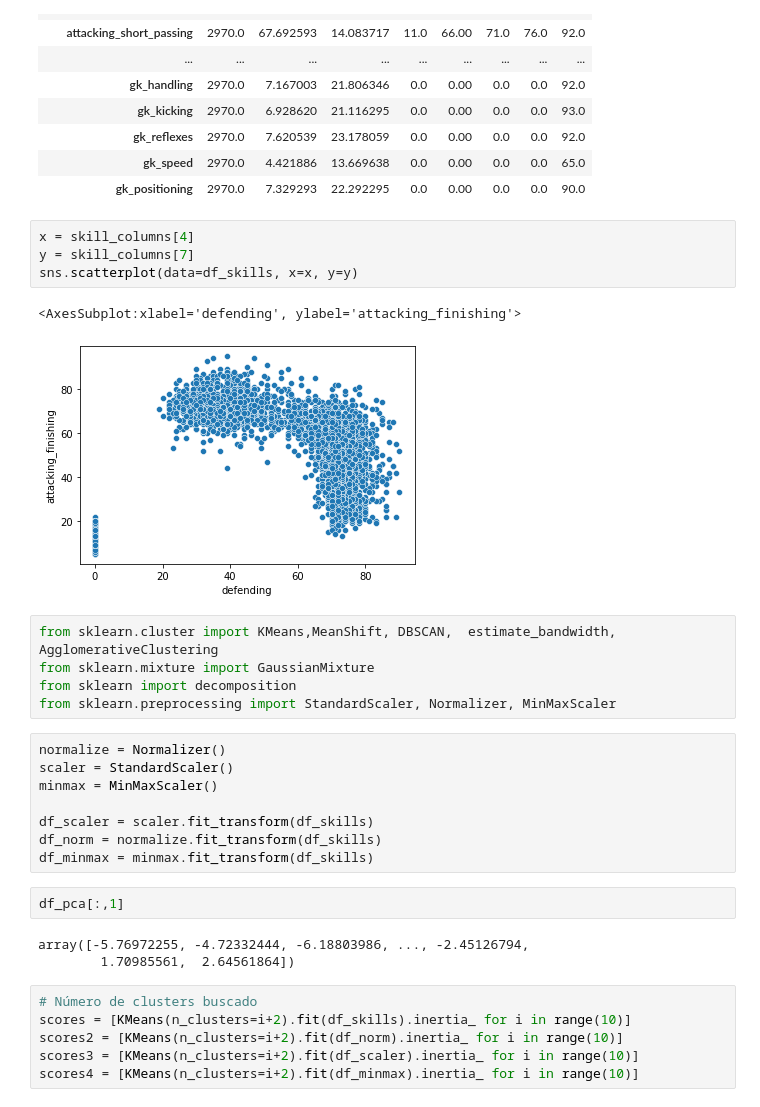
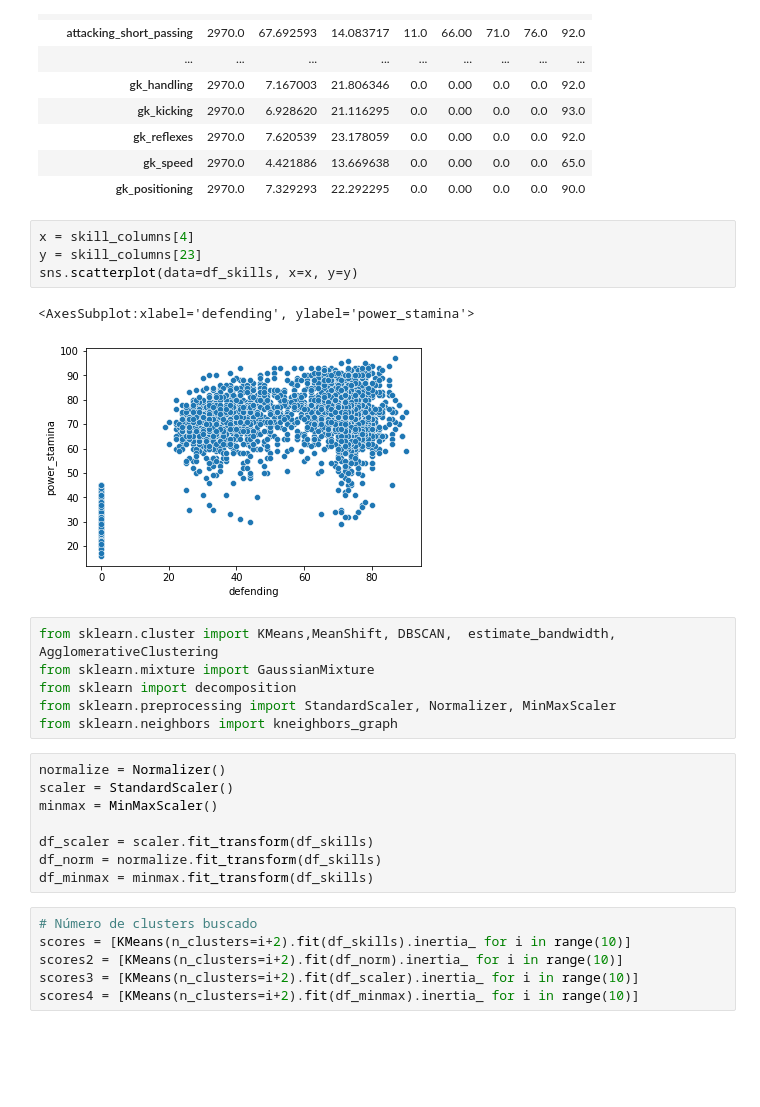
Before and after one commit to aruderman/labApNoSup, a Jupyter notebook: practico.ipynb, the cells around one changed output. Saved outputs shown, nothing was run; the diff lists cells and outputs as text; blank space fills up the shorter version.

```diff
--- a/practico.ipynb
+++ b/practico.ipynb
@@ -122,16 +126,17 @@ df_skills.describe(include='all').T
 | gk_positioning | 2970.0 | 7.329293 | 22.292295 | 0.0 | 0.00 | 0.0 | 0.0 | 90.0 |
 # %%
 x = skill_columns[4]
-y = skill_columns[7]
+y = skill_columns[23]
 sns.scatterplot(data=df_skills, x=x, y=y)
 # %% [output]
-<AxesSubplot:xlabel='defending', ylabel='attacking_finishing'>
+<AxesSubplot:xlabel='defending', ylabel='power_stamina'>
-[figure, old version]
+[figure, new version]
 # %%
 from sklearn.cluster import KMeans,MeanShift, DBSCAN,  estimate_bandwidth, AgglomerativeClustering
 from sklearn.mixture import GaussianMixture
 from sklearn import decomposition
 from sklearn.preprocessing import StandardScaler, Normalizer, MinMaxScaler
+from sklearn.neighbors import kneighbors_graph
 # %%
 normalize = Normalizer()
 scaler = StandardScaler()
@@ -140,11 +145,6 @@ minmax = MinMaxScaler()
 df_scaler = scaler.fit_transform(df_skills)
 df_norm = normalize.fit_transform(df_skills)
 df_minmax = minmax.fit_transform(df_skills)
-# %%
-df_pca[:,1]
-# %% [output]
-array([-5.76972255, -4.72332444, -6.18803986, ..., -2.45126794,
-        1.70985561,  2.64561864])
 # %%
 # Número de clusters buscado
 scores = [KMeans(n_clusters=i+2).fit(df_skills).inertia_ for i in range(10)]
```
Also changed, not shown: parts of 20 cells of this notebook.
